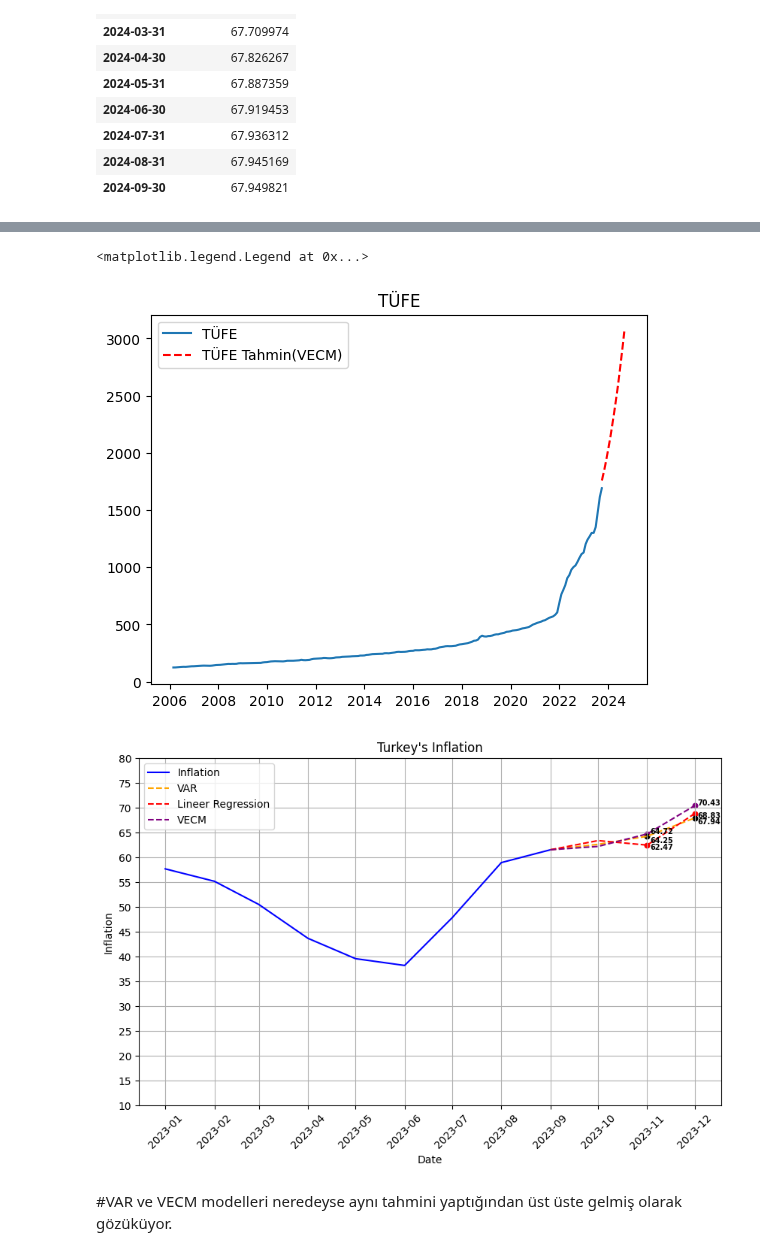
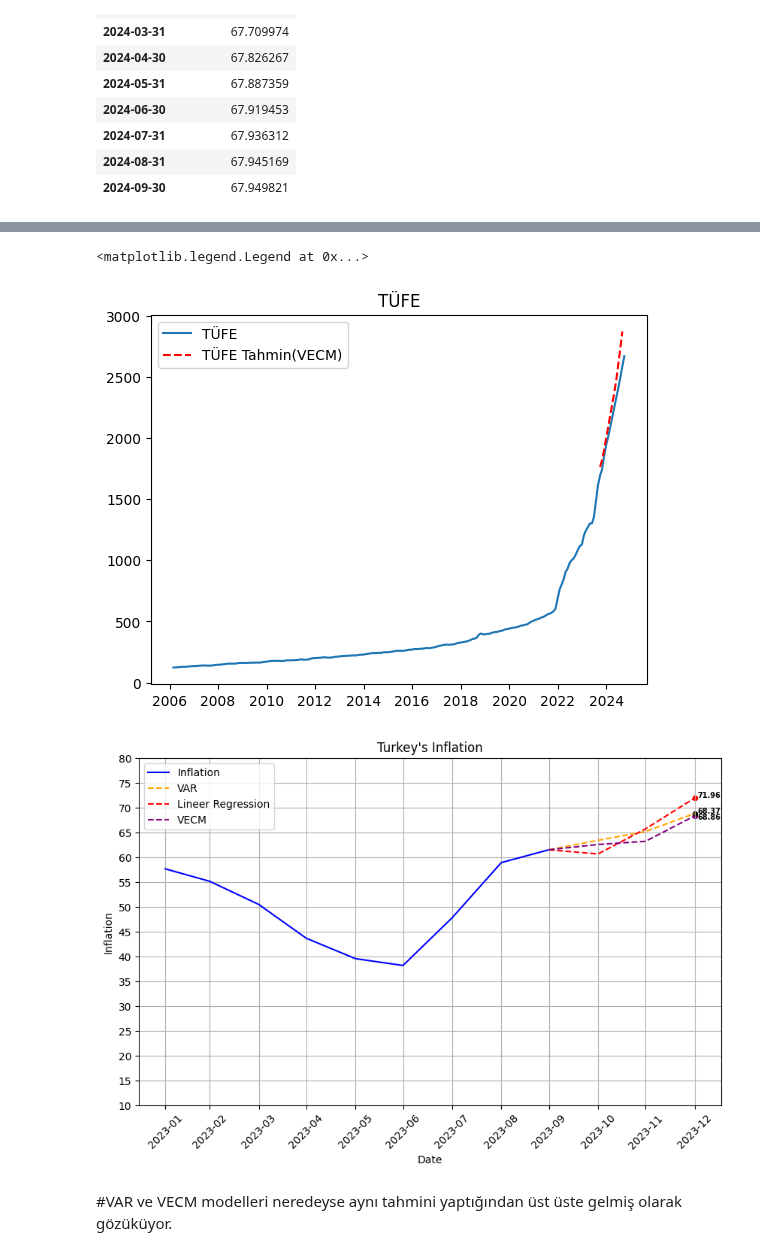
Before and after one commit to kaboya19/InflationForecast, a Jupyter notebook: InflationForecast.ipynb, the cells around one changed output, grey strips where cells are left out. Drawn from its saved outputs; the diff is of its cells as text; code cells hidden in the pictures.

```diff
--- a/InflationForecast.ipynb
+++ b/InflationForecast.ipynb
@@ -608,7 +612,7 @@ plt.grid(True)
 [figure]
 # %%
 # En uygun parametrelerle ARIMA modelini eğitme
-optimal_model = ARIMA(money["Para Arzi Onceki"].head(212), order=(4,3,4))
+optimal_model = ARIMA(money["Para Arzi"].head(212), order=(4,3,4))
 optimal_model_fit = optimal_model.fit()
 
 # Gelecek 12 ay için tahmin yapma
@@ -774,0 +796,6 @@ plt.legend()
+# %%
+import statsmodels.api as sm
+X_train_with_const = sm.add_constant(X)
+model=sm.OLS(y,X_train_with_const)
+results=model.fit()
+print(results.summary())
@@ -774,0 +820,6 @@ plt.legend()
+# %%
+import statsmodels.api as sm
+tahmin3=pd.DataFrame(results.predict(sm.add_constant(extended_X)),columns=["CPI"])
+tahmin3=tahmin3.dropna(axis=0)
+tahmin3["Aylık Enflasyon"]=tahmin3["CPI"]/tahmin3["CPI"].shift(1)
+tahmin3.tail(12)
@@ -774,0 +840,16 @@ plt.legend()
+# %%
+dates=pd.date_range('2006-02-01','2023-11-01' , freq='1M')
+df=pd.DataFrame()
+
+df["CPI"]=inflation["TÜFE"]
+df=df.set_index(dates)
+df=df.head(212)
+df=pd.concat([df,tahmin3["CPI"].iloc[-12:]],axis=0)
+df.iloc[-12:,0]=df.iloc[-12:,1]
+
+
+df["Aylık Enflasyon"]=tahmin3["Aylık Enflasyon"]
+del df[0]
+for i in range(-12,0):
+    df.iloc[i,0]=df.iloc[i-1,0]*(df.iloc[i,1])
+df.tail(12)
@@ -864,38 +987,42 @@ import pandas as pd
 import statsmodels.tsa.api as sm
 data=pd.DataFrame()
 dates=pd.date_range(start='2006-02-01', periods=212, freq='M')
-
-# Veriyi bir veri çerçevesine yerleştirme
 data["USD/TL"]=df6["USD/TL"].rolling(3).mean().dropna()
 data["Para Arzı"]=money["Para Arzi Onceki"]
 data["Brent"]=df14["Brent"]
 data["Kredi"]=df3["Kredi"]
+data["Kredi Faizi"]=kfaiz["Kredi Faizi"]
+data["Politika Faizi"]=pfaiz["Politika Faizi"]
+data["Parasal Sıkılaşma Endeksi"]=endeks
+data["Tüketici Güven Endeksi"]=tge["Tüketici Güven Endeksi"]
 data["TÜFE"]=df["CPI"]
+data=data.iloc[105:,:]
+
 
 
 
 
 model = sm.VECM(data, k_ar_diff=1, coint_rank=5, deterministic="co",seasons=12)
 results = model.fit()
 
 # TÜFE'nin gelecekteki değerlerini tahmin et
 tahmin = results.predict(steps=12, alpha=0.05)
 
-tahmin1=pd.DataFrame(tahmin[0],columns=['Döviz Kuru','Para Arzi','Petrol','Kredi Hacmi','TÜFE'])
+tahmin1=pd.DataFrame(tahmin[0],columns=["USD/TL","Para Arzı","Brent","Kredi","Politika Faizi","Kredi Faizi","Parasal Sıkılaşma Endeksi","Tüketici Güven Endeksi","TÜFE"])
 
 
-tahmin2=pd.DataFrame(tahmin[1],columns=['Döviz Kuru','Para Arzi','Petrol','Kredi Hacmi','TÜFE'])
-tahmin3=pd.DataFrame(tahmin[2],columns=['Döviz Kuru','Para Arzi','Petrol','Kredi Hacmi','TÜFE'])
+tahmin2=pd.DataFrame(tahmin[1],columns=["USD/TL","Para Arzı","Brent","Kredi","Politika Faizi","Kredi Faizi","Parasal Sıkılaşma Endeksi","Tüketici Güven Endeksi","TÜFE"])
+tahmin3=pd.DataFrame(tahmin[2],columns=["USD/TL","Para Arzı","Brent","Kredi","Politika Faizi","Kredi Faizi","Parasal Sıkılaşma Endeksi","Tüketici Güven Endeksi","TÜFE"])
 
 tahmin4=pd.DataFrame()
 tahmin4["TÜFE"]=(tahmin1["TÜFE"]+tahmin2["TÜFE"]+tahmin3["TÜFE"])/3
 dates=pd.date_range('2023-10-01','2024-10-01' , freq='1M')-pd.offsets.MonthBegin(1)
 tahmin4=tahmin4.set_index(dates)
 plt.plot(df["CPI"],label="TÜFE")
 plt.plot(tahmin4,"--",label="TÜFE Tahmin(VECM)",color="red")
 plt.title("TÜFE")
 plt.legend()
 # %% [output]
 <matplotlib.legend.Legend at 0x...>
-[figure, old version]
+[figure, new version]
 # %%
@@ -938,7 +1065,7 @@ dff.dropna(inplace=True)
 dfas4.dropna(inplace=True)
 dfas5.dropna(inplace=True)
 # %%
-dates=pd.date_range('2007-02-01','2024-10-01' , freq='1M')-pd.offsets.MonthBegin(1)
+dates=pd.date_range('2007-02-28','2024-10-29' , freq='1M')
 dff=dff.set_index(dates)
 dfas4=dfas4.set_index(dates)
 dfas5=dfas5.set_index(dates)
@@ -969,21 +1096,21 @@ y_ticks = [y_min]
 while y_ticks[-1] < y_max:
     y_ticks.append(y_ticks[-1] + 5)
 
-son_dort_veri=dff["yillik_enflasyon_orani"].iloc[201:203]
-son_dort_veri3=dfas4["yillik_enflasyon_orani"].iloc[201:203]
-son_dort_veri4=dfas5["yillik_enflasyon_orani"].iloc[201:203]
+son_dort_veri=dff["yillik_enflasyon_orani"].iloc[202:203]
+son_dort_veri3=dfas4["yillik_enflasyon_orani"].iloc[202:203]
+son_dort_veri4=dfas5["yillik_enflasyon_orani"].iloc[202:203]
 
 
 
 # Y ekseni etiketlerini ayarlama
 for i, v in enumerate(son_dort_veri):
-    plt.annotate(f'{v:.2f}', (son_dort_veri.index[i], v), xytext=(3, -4), textcoords='offset points', fontsize=7,
+    plt.annotate(f'{v:.2f}', (son_dort_veri.index[i], v), xytext=(3, 0), textcoords='offset points', fontsize=7,
                  color='black', fontweight='bold')
     plt.scatter(son_dort_veri.index,son_dort_veri,color='red',s=20)
 
 
 for i, v in enumerate(son_dort_veri3):
-    plt.annotate(f'{v:.2f}', (son_dort_veri3.index[i], v), xytext=(3, 0), textcoords='offset points', fontsize=7,
+    plt.annotate(f'{v:.2f}', (son_dort_veri3.index[i], v), xytext=(3, 2), textcoords='offset points', fontsize=7,
                  color='black', fontweight='bold')
     plt.scatter(son_dort_veri3.index,son_dort_veri3,color='purple',s=20)
 
@@ -1011,7 +1138,7 @@ plt.legend()
 plt.grid(True)
 plt.show()
 # %% [output]
-[figure, old version]
+[figure, new version]
 # %% [markdown]
 #VAR ve VECM modelleri neredeyse aynı tahmini yaptığından üst üste gelmiş olarak gözüküyor.
 # %%
```
Also changed, not shown: parts of 35 cells of this notebook.
